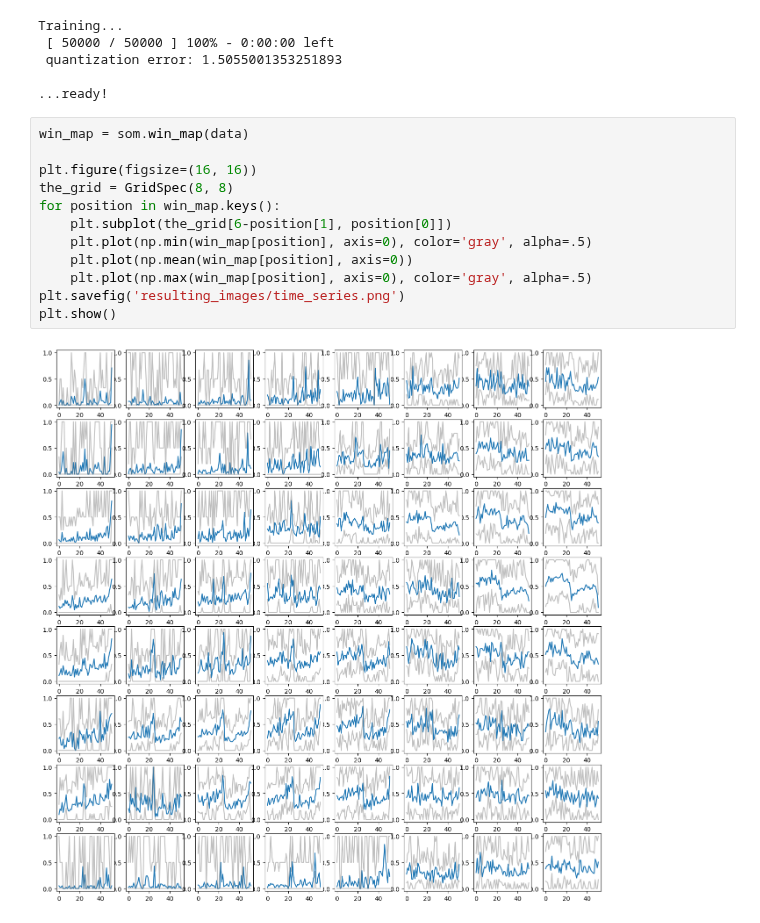
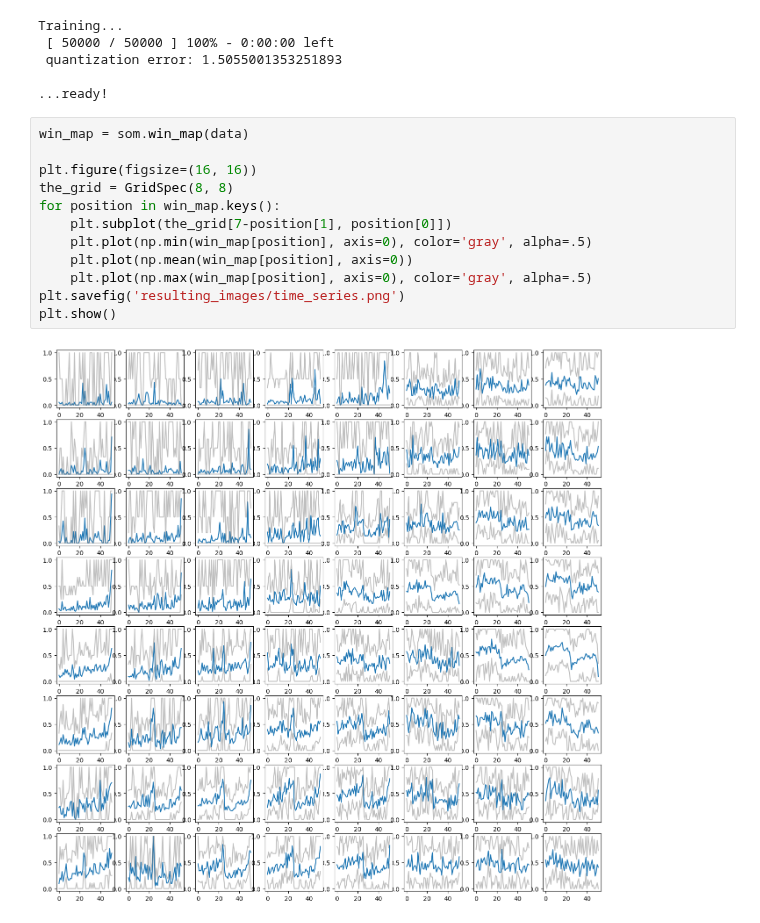
Before and after one commit to JustGlowing/minisom, a Jupyter notebook: examples/TimeSeries.ipynb, the cells around one changed output. Drawn from its saved outputs; the diff is of its cells as text.

Commit message:
fixed chart order

```diff
--- a/examples/TimeSeries.ipynb
+++ b/examples/TimeSeries.ipynb
@@ -32,14 +32,14 @@ Training...
 # %%
 win_map = som.win_map(data)
 
 plt.figure(figsize=(16, 16))
 the_grid = GridSpec(8, 8)
 for position in win_map.keys():
-    plt.subplot(the_grid[6-position[1], position[0]])
+    plt.subplot(the_grid[7-position[1], position[0]])
     plt.plot(np.min(win_map[position], axis=0), color='gray', alpha=.5)
     plt.plot(np.mean(win_map[position], axis=0))
     plt.plot(np.max(win_map[position], axis=0), color='gray', alpha=.5)
 plt.savefig('resulting_images/time_series.png')
 plt.show()
 # %% [output]
-[figure, old version]
+[figure, new version]
```
